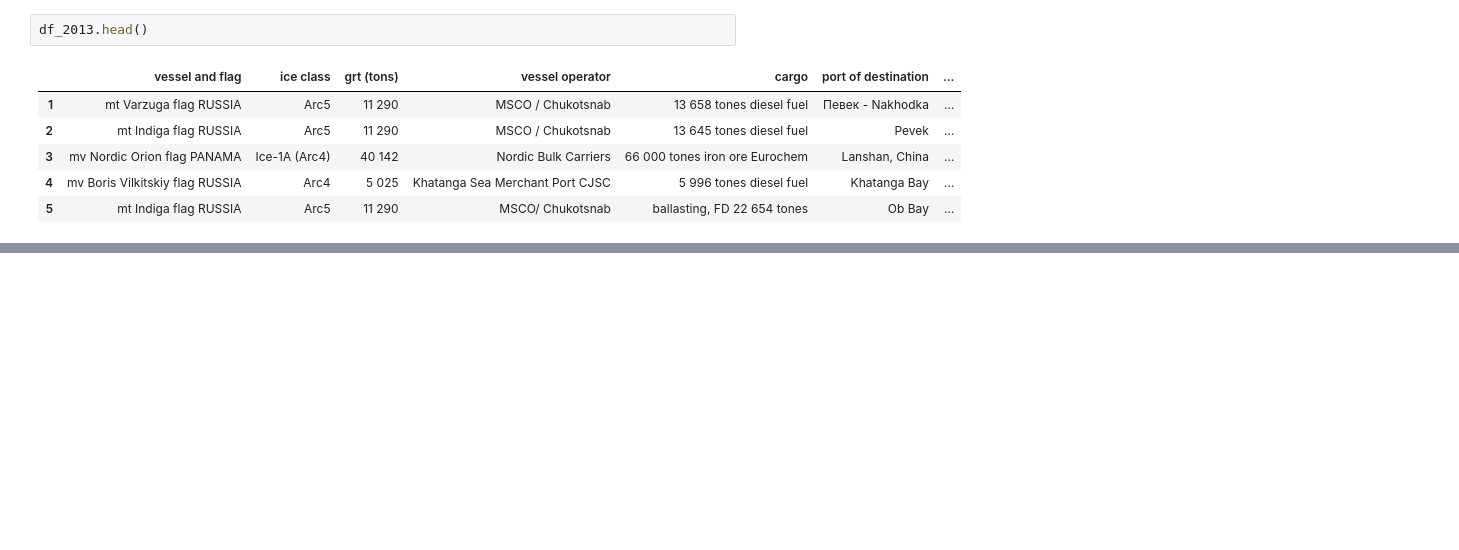
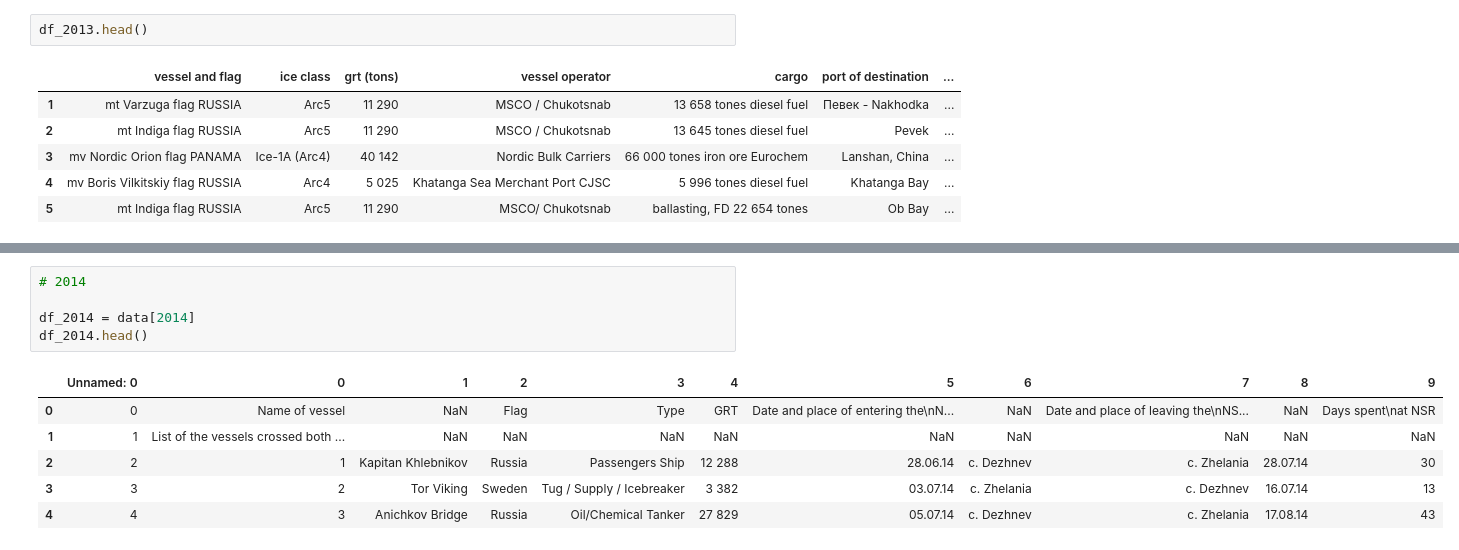
Before and after one commit to csmith454/nsr-project, a Jupyter notebook: nsr_data_wrangling.ipynb, the cells around one changed output, grey strips where cells are left out. Saved outputs shown, nothing was run; the diff lists cells and outputs as text; blank space fills up the shorter version.

```diff
--- a/nsr_data_wrangling.ipynb
+++ b/nsr_data_wrangling.ipynb
@@ -383,0 +428,12 @@ df_2013.head()
+# %%
+# 2014
+
+df_2014 = data[2014]
+df_2014.head()
+# %% [output]
+|  | Unnamed: 0 | 0 | 1 | 2 | 3 | 4 | 5 | 6 | 7 | 8 | 9 |
+| 0 | 0 | Name of vessel | NaN | Flag | Type | GRT | Date and place of entering the\nN... | NaN | Date and place of leaving the\nNS... | NaN | Days spent\nat NSR |
+| 1 | 1 | List of the vessels crossed both ... | NaN | NaN | NaN | NaN | NaN | NaN | NaN | NaN | NaN |
+| 2 | 2 | 1 | Kapitan Khlebnikov | Russia | Passengers Ship | 12 288 | 28.06.14 | c. Dezhnev | c. Zhelania | 28.07.14 | 30 |
+| 3 | 3 | 2 | Tor Viking | Sweden | Tug / Supply / Icebreaker | 3 382 | 03.07.14 | c. Zhelania | c. Dezhnev | 16.07.14 | 13 |
+| 4 | 4 | 3 | Anichkov Bridge | Russia | Oil/Chemical Tanker | 27 829 | 05.07.14 | c. Dezhnev | c. Zhelania | 17.08.14 | 43 |
```
Also changed, not shown: parts of 16 cells of this notebook.
